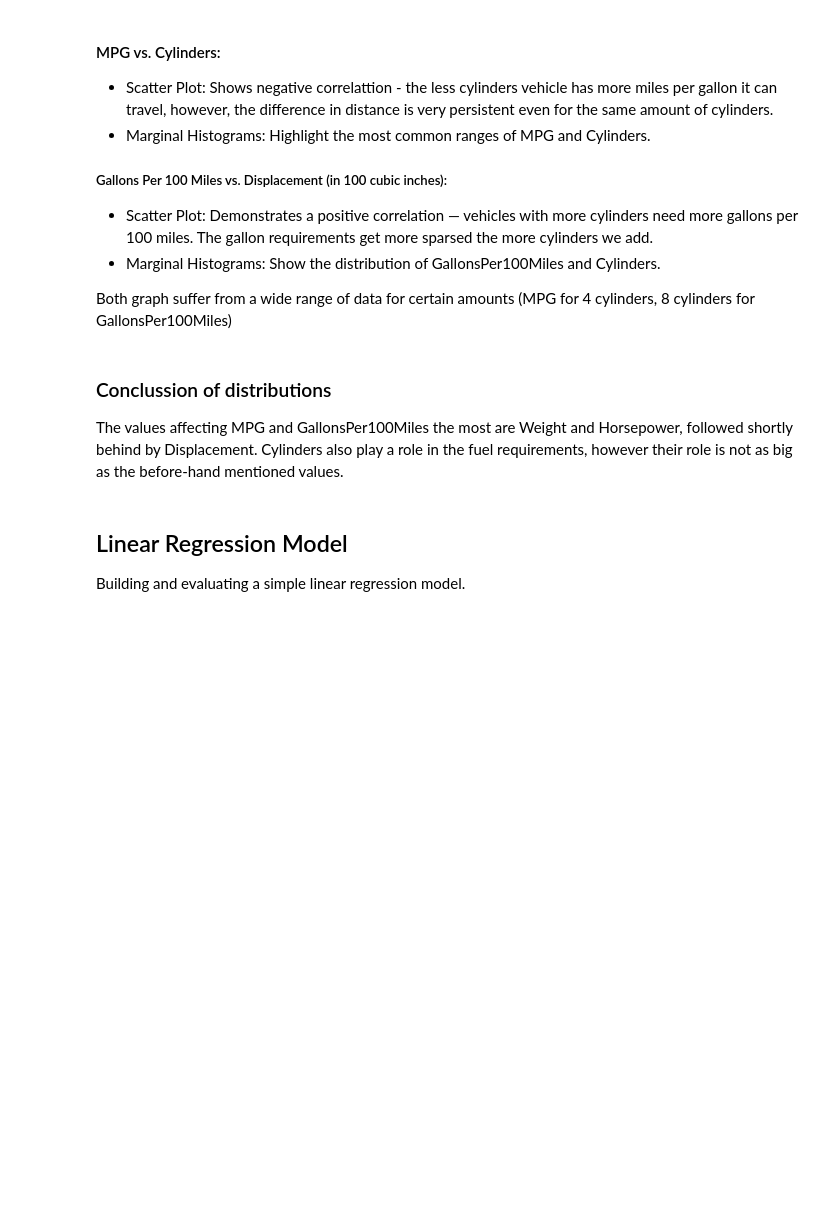
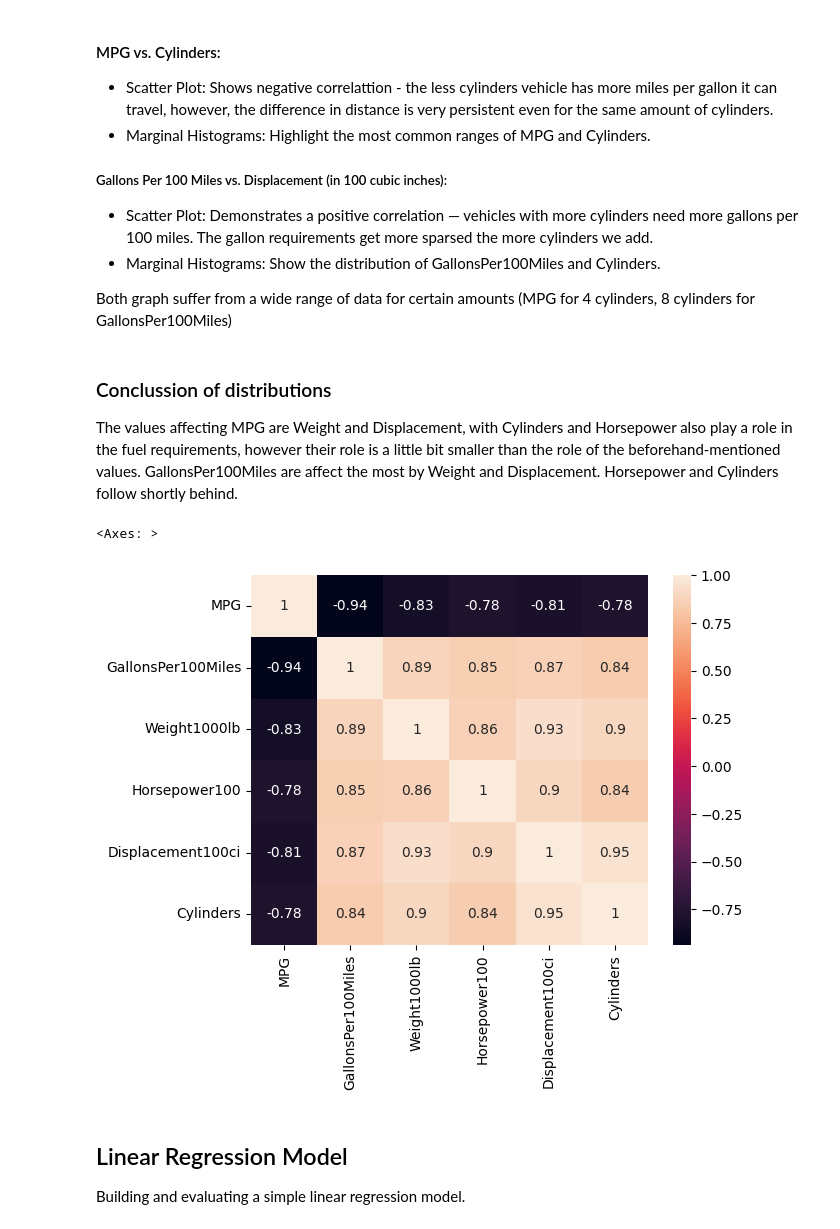
Before and after one commit to artjom2281337/predictive-1, a Jupyter notebook: 02_EDA_Linear_Regression_Notebook.ipynb, the cells around one changed output. Cells and saved outputs as stored; diff of their text form; code cells hidden in the pictures; blank space fills up the shorter version.

```diff
--- a/02_EDA_Linear_Regression_Notebook.ipynb
+++ b/02_EDA_Linear_Regression_Notebook.ipynb
@@ -194,7 +197,13 @@ Both graph suffer from a wide range of data for certain amounts (MPG for 4 cylin
 # %% [markdown]
 ### Conclussion of distributions
 
-The values affecting MPG and GallonsPer100Miles the most are Weight and Horsepower, followed shortly behind by Displacement. Cylinders also play a role in the fuel requirements, however their role is not as big as the before-hand mentioned values.
+The values affecting MPG are Weight and Displacement, with Cylinders and Horsepower also play a role in the fuel requirements, however their role is a little bit smaller than the role of the beforehand-mentioned values.
+GallonsPer100Miles are affect the most by Weight and Displacement. Horsepower and Cylinders follow shortly behind.
+# %%
+sns.heatmap(df[[MPG, GALLONS, WEIGHT, HORSEPOWER, DISPLACEMENT, CYLINDERS]].corr(), annot=True)
+# %% [output]
+<Axes: >
+[figure, added]
 # %% [markdown]
 ## Linear Regression Model
 Building and evaluating a simple linear regression model.
```
Also changed, not shown: parts of 1 cell of this notebook.
